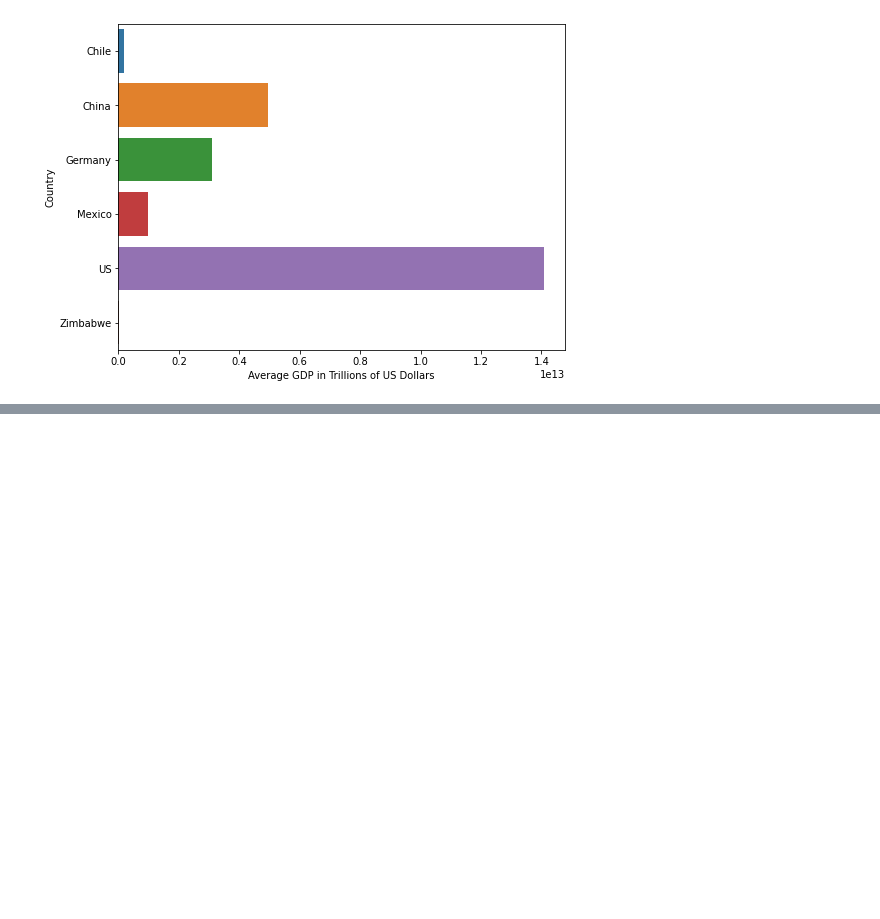
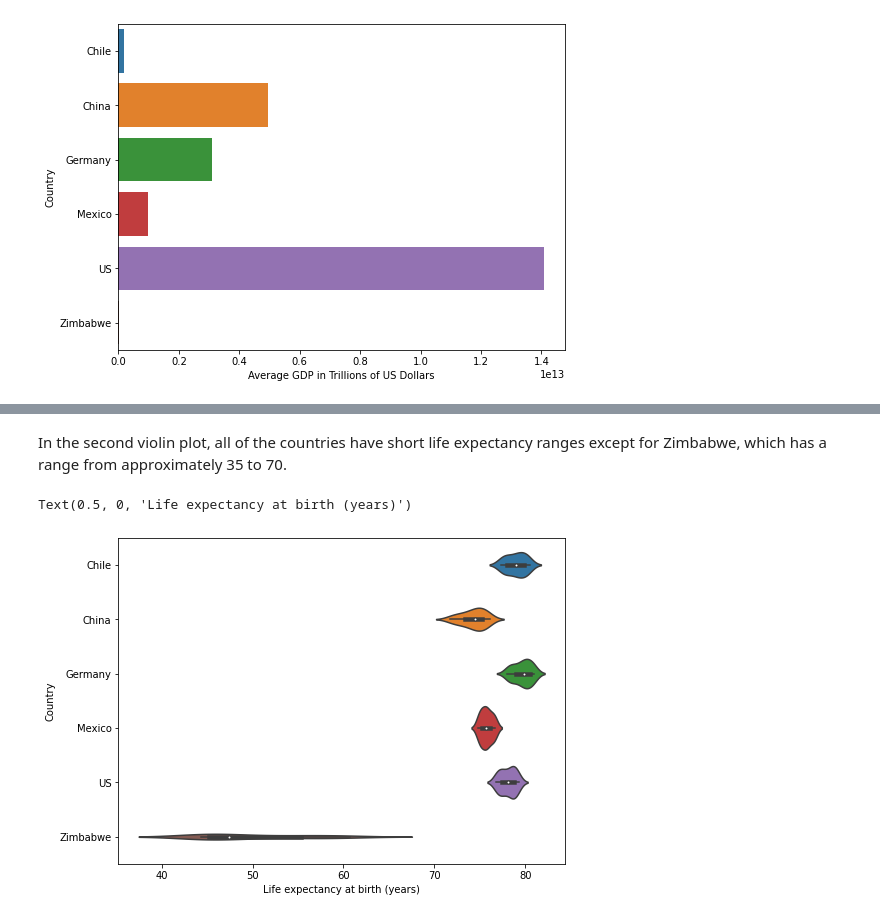
Before and after one commit to baker-jr-john/Life_Expectancy_and_GDP, a Jupyter notebook: life_expectancy_gdp.ipynb, the cells around one changed output, grey strips where cells are left out. Saved outputs shown, nothing was run; the diff lists cells and outputs as text; code cells hidden in the pictures; blank space fills up the shorter version.

```diff
--- a/life_expectancy_gdp.ipynb
+++ b/life_expectancy_gdp.ipynb
@@ -135,0 +147,9 @@ The US has a *huge* GDP compared to the other countries. China, Germany and Mexi
+# %% [markdown]
+In the second violin plot, all of the countries have short life expectancy ranges except for Zimbabwe, which has a range from approximately 35 to 70.
+# %%
+plt.figure(figsize=(8,6))
+sns.violinplot(x="Avg Lifetime", y="Country", data=all_data)
+plt.xlabel("Life expectancy at birth (years)")
+# %% [output]
+Text(0.5, 0, 'Life expectancy at birth (years)')
+[figure, added]
```
Also changed, not shown: parts of 18 cells of this notebook.
